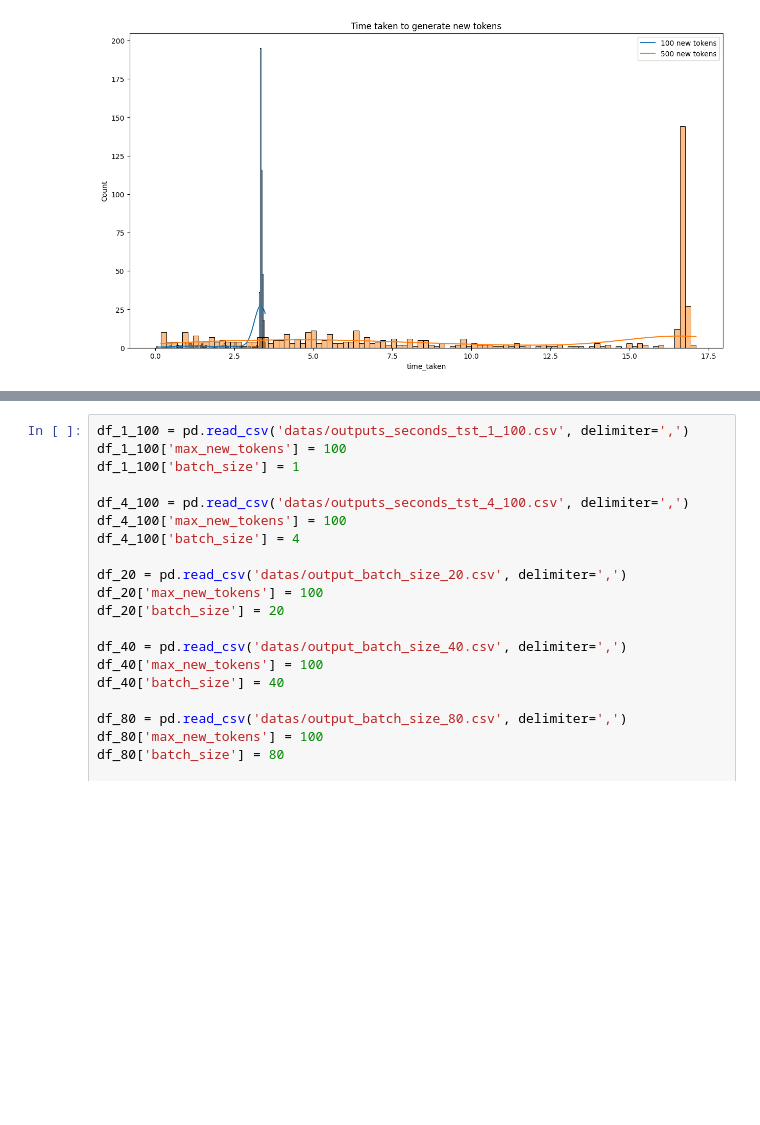
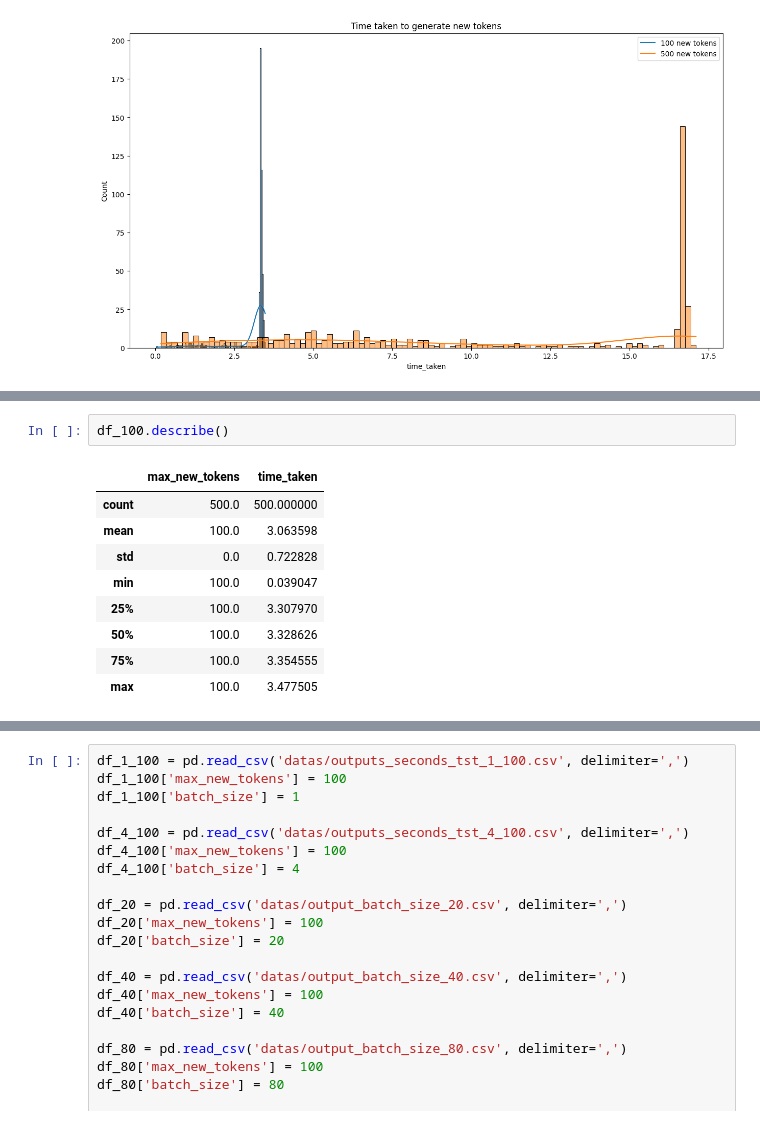
Before and after one commit to darmangerd/llama3-scheduling, a Jupyter notebook: JobTime.ipynb, the cells around one changed output, grey strips where cells are left out. Cells and saved outputs as stored; diff of their text form; blank space fills up the shorter version.

```diff
--- a/JobTime.ipynb
+++ b/JobTime.ipynb
@@ -45,0 +49,12 @@ plt.show()
+# %%
+df_100.describe()
+# %% [output]
+|  | max_new_tokens | time_taken |
+| count | 500.0 | 500.000000 |
+| mean | 100.0 | 3.063598 |
+| std | 0.0 | 0.722828 |
+| min | 100.0 | 0.039047 |
+| 25% | 100.0 | 3.307970 |
+| 50% | 100.0 | 3.328626 |
+| 75% | 100.0 | 3.354555 |
+| max | 100.0 | 3.477505 |
```
Also changed, not shown: parts of 7 cells of this notebook.
